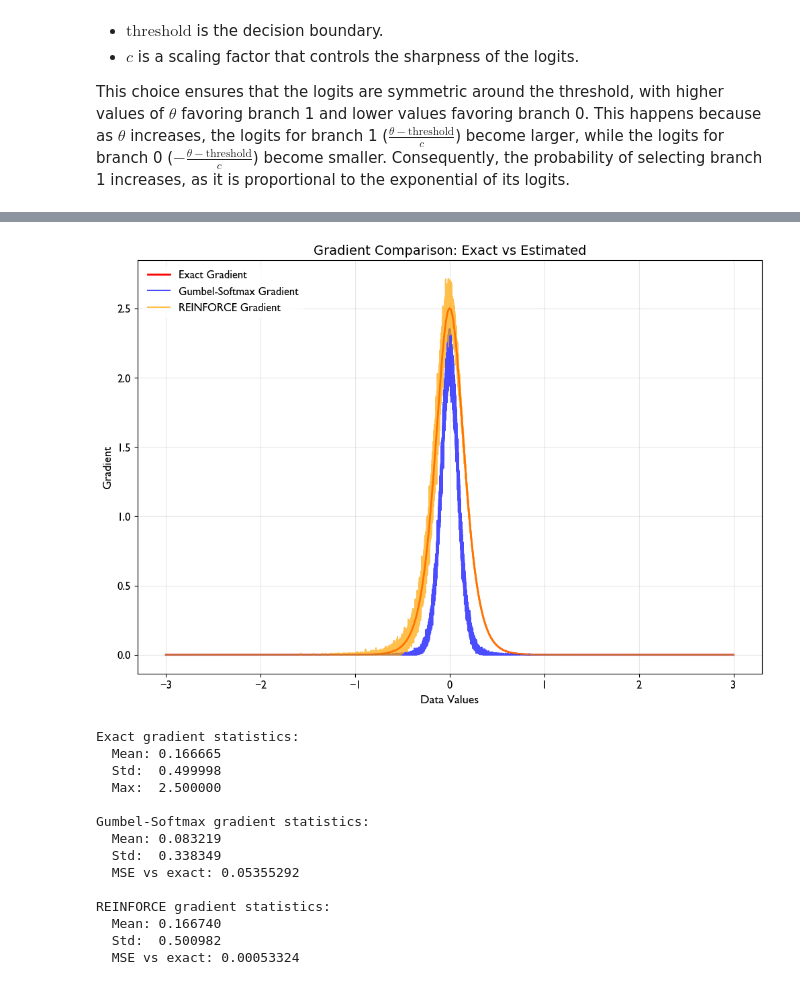
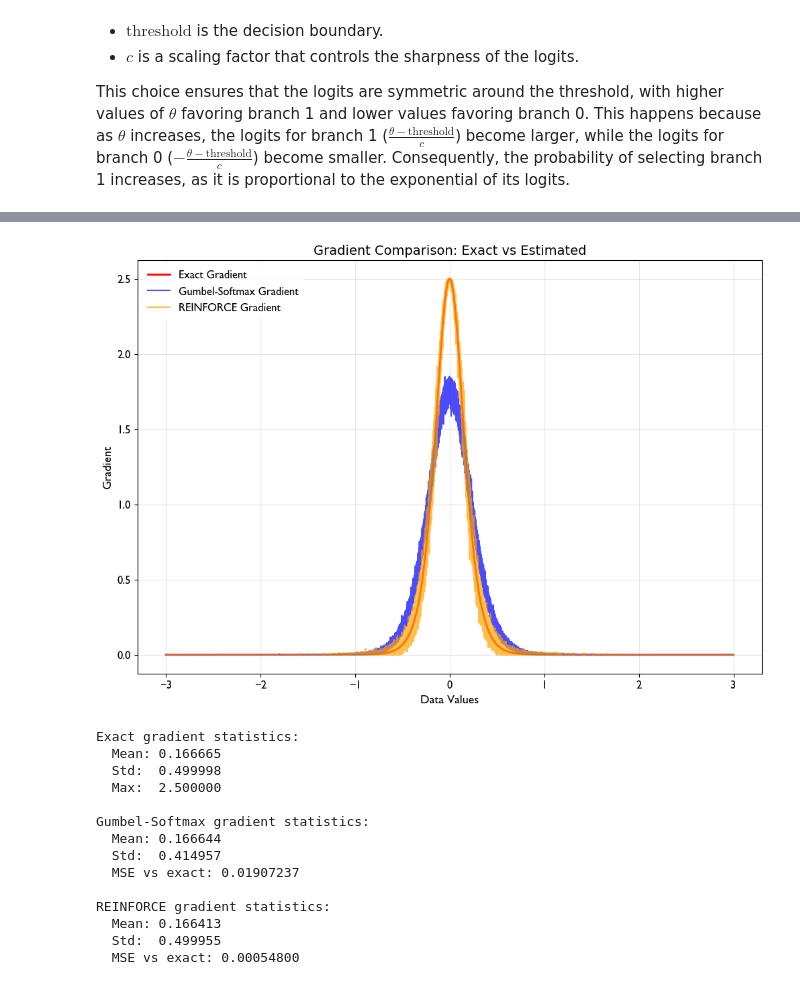
Before and after one commit to MoAly98/mellowgate, a Jupyter notebook: tutorial_cut_relaxation.ipynb, the cells around one changed output, grey strips where cells are left out. Cells and saved outputs as stored; diff of their text form; code cells hidden in the pictures.

```diff
--- a/tutorial_cut_relaxation.ipynb
+++ b/tutorial_cut_relaxation.ipynb
@@ -257,7 +258,7 @@ Expected value statistics:
 # %%
 # Gradient comparison
-config_gumbel = GumbelSoftmaxConfig(temperature=0.5, num_samples=500, use_straight_through_estimator=True)
-config_reinforce = ReinforceConfig(num_samples=1000, use_baseline=False)
+config_gumbel = GumbelSoftmaxConfig(temperature=0.9, num_samples=500, use_straight_through_estimator=True)
+config_reinforce = ReinforceConfig(num_samples=1000, use_baseline=True)
 state_reinforce = ReinforceState()
 
 # Compute gradient estimates
@@ -270,45 +271,45 @@ exact_gradient = problem.compute_exact_gradient(data)
 fig, ax = plt.subplots(figsize=(12, 8))
 ax.plot(data, exact_gradient, label="Exact Gradient", color="red", linewidth=2, linestyle="-")
 ax.plot(data, gradient_gumbel, label="Gumbel-Softmax Gradient", color="blue", alpha=0.7)
 ax.plot(data, gradient_reinforce, label="REINFORCE Gradient", color="orange", alpha=0.7)
 
 ax.set_xlabel("Data Values")
 ax.set_ylabel("Gradient")
 ax.legend(fontsize=12)
 ax.grid(True, alpha=0.3)
 ax.set_title("Gradient Comparison: Exact vs Estimated", fontsize=14)
 
 apply_gill_sans_font(ax, legloc="upper left")
 plt.show()
 
 # Print some statistics for comparison
 print(f"Exact gradient statistics:")
 print(f"  Mean: {jnp.mean(exact_gradient):.6f}")
 print(f"  Std:  {jnp.std(exact_gradient):.6f}")
 print(f"  Max:  {jnp.max(exact_gradient):.6f}")
 
 print(f"\nGumbel-Softmax gradient statistics:")
 print(f"  Mean: {jnp.mean(gradient_gumbel):.6f}")
 print(f"  Std:  {jnp.std(gradient_gumbel):.6f}")
 print(f"  MSE vs exact: {jnp.mean((gradient_gumbel - exact_gradient)**2):.8f}")
 
 print(f"\nREINFORCE gradient statistics:")
 print(f"  Mean: {jnp.mean(gradient_reinforce):.6f}")
 print(f"  Std:  {jnp.std(gradient_reinforce):.6f}")
 print(f"  MSE vs exact: {jnp.mean((gradient_reinforce - exact_gradient)**2):.8f}")
 # %% [output]
-[figure, old version]
+[figure, new version]
 Exact gradient statistics:
   Mean: 0.166665
   Std:  0.499998
   Max:  2.500000
 
 Gumbel-Softmax gradient statistics:
-  Mean: 0.083219
-  Std:  0.338349
-  MSE vs exact: 0.05355292
+  Mean: 0.166644
+  Std:  0.414957
+  MSE vs exact: 0.01907237
 
 REINFORCE gradient statistics:
-  Mean: 0.166740
-  Std:  0.500982
-  MSE vs exact: 0.00053324
+  Mean: 0.166413
+  Std:  0.499955
+  MSE vs exact: 0.00054800
```
Also changed, not shown: parts of 9 cells of this notebook, 5 other files.
